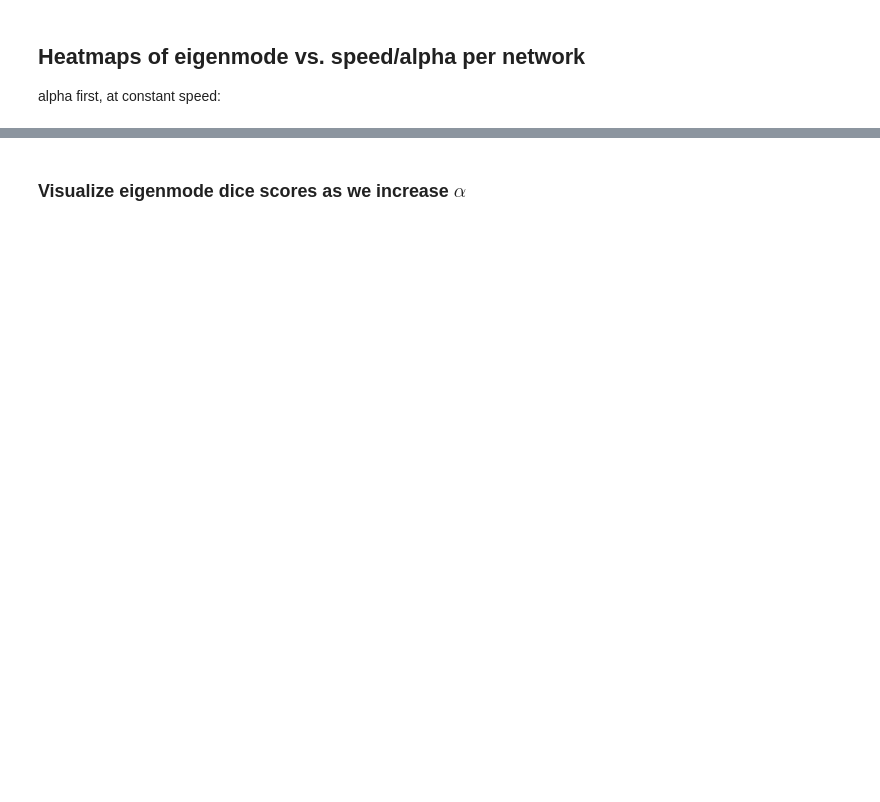
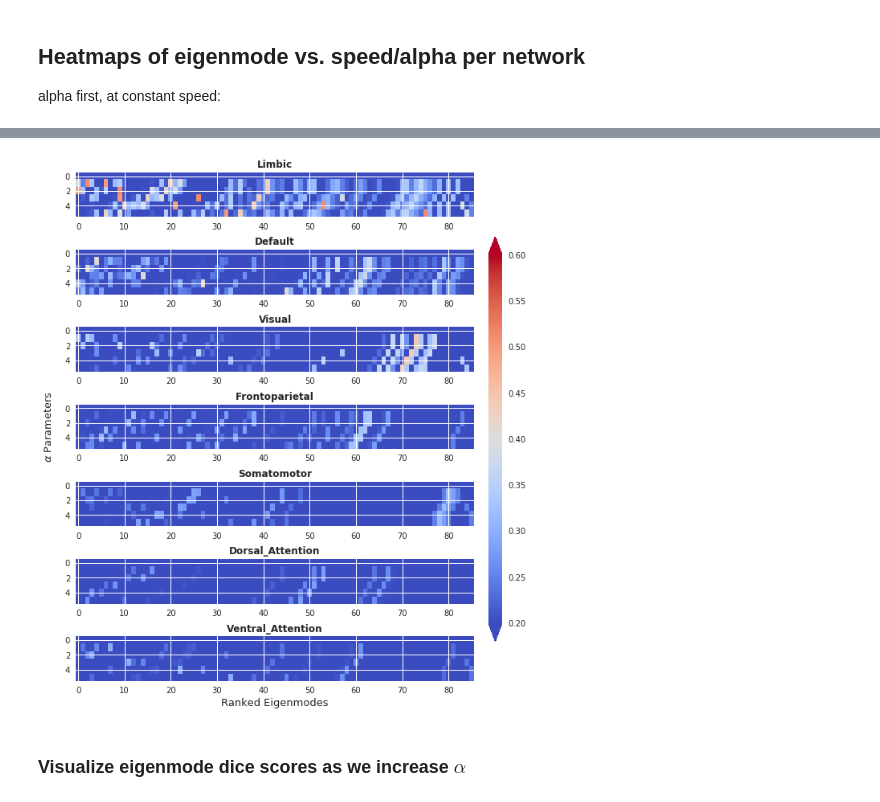
Before and after one commit to Raj-Lab-UCSF/spectrome, a Jupyter notebook: spectrome/notebooks/complex_laplacian/HCP_eigenmodes.ipynb, the cells around one changed output, grey strips where cells are left out. Saved outputs shown, nothing was run; the diff lists cells and outputs as text; code cells hidden in the pictures; blank space fills up the shorter version.

```diff
--- a/spectrome/notebooks/complex_laplacian/HCP_eigenmodes.ipynb
+++ b/spectrome/notebooks/complex_laplacian/HCP_eigenmodes.ipynb
@@ -407,0 +438,15 @@ alpha first, at constant speed:
+# %%
+alpha_jcd = np.zeros((num_emode, num_fc, len(alpha_vec)))
+current_speed = 10 # what speed to hold at for tweaking alpha
+
+for avec in np.arange(0, len(alpha_vec)):
+    alpha_brain.add_laplacian_eigenmodes(
+        w = w,
+        alpha = alpha_vec[avec],
+        speed = current_speed
+    )
+    # binarize:
+    alpha_brain.binary_eigenmodes = np.where(
+        alpha_brain.norm_eigenmodes > thresh_vec[5], ub, lb
+    )
+    alpha_jcd[:,:,avec] = eigenmode.get_jaccard_df(alpha_brain.binary_eigenmodes, DKfc_binarized)
@@ -408 +455,76 @@ alpha first, at constant speed:
+# %%
+with plt.style.context('seaborn'):
+    alphafig,(im1,im2,im3,im4,im5,im6,im7) = plt.subplots(7,1, figsize = (8,10), sharey = True)
+    im = im2.imshow(np.transpose(alpha_jcd[:,0,:]),vmin=0, vmax=1, cmap='coolwarm', aspect='auto')
+    im2.title.set_text("Default")
+    im2.title.set_weight("bold")
+    im2.yaxis.set_major_locator(plt.MultipleLocator(1.5))
+    im2.yaxis.set_major_locator(plt.MaxNLocator(3))
+    im2.set_yticklabels([0, 0, 2, 4])
+    im.set_clim(0.2,0.6)
+
+    im = im6.imshow(np.transpose(alpha_jcd[:,1,:]),vmin=0, vmax=1, cmap='coolwarm', aspect='auto')
+    im6.title.set_text(DKfc_binarized.index[1])
+    im6.title.set_weight("bold")
+    im6.yaxis.set_major_locator(plt.MultipleLocator(1.5))
+    im6.yaxis.set_major_locator(plt.MaxNLocator(3))
+    im6.set_yticklabels([0, 0, 1, 4])
+    im.set_clim(0.2,0.6)
+
+    im = im4.imshow(np.transpose(alpha_jcd[:,2,:]),vmin=0, vmax=1, cmap='coolwarm', aspect='auto')
+    im4.title.set_text(DKfc_binarized.index[2])
+    im4.title.set_weight("bold")
+    im4.yaxis.set_major_locator(plt.MultipleLocator(1.5))
+    im4.yaxis.set_major_locator(plt.MaxNLocator(3))
+    im4.set_yticklabels([0, 0, 1, 4])
+    im.set_clim(0.2,0.6)
+
+    im = im1.imshow(np.transpose(alpha_jcd[:,3,:]),vmin=0, vmax=1, cmap='coolwarm', aspect='auto')
+    im1.title.set_text(DKfc_binarized.index[3])
+    im1.title.set_weight("bold")
+    im1.yaxis.set_major_locator(plt.MultipleLocator(1.5))
+    im1.yaxis.set_major_locator(plt.MaxNLocator(3))
+    im1.set_yticklabels([0, 0, 2, 4])
+    im.set_clim(0.2,0.6)
+
+    im = im5.imshow(np.transpose(alpha_jcd[:,4,:]),vmin=0, vmax=1, cmap='coolwarm', aspect='auto')
+    im5.title.set_text(DKfc_binarized.index[4])
+    im5.title.set_weight("bold")
+    im5.yaxis.set_major_locator(plt.MultipleLocator(1.5))
+    im5.yaxis.set_major_locator(plt.MaxNLocator(3))
+    im5.set_yticklabels([0, 0, 2, 4])
+    im.set_clim(0.2,0.6)
+
+    im = im7.imshow(np.transpose(alpha_jcd[:,5,:]),vmin=0, vmax=1, cmap='coolwarm', aspect='auto')
+    im7.title.set_text(DKfc_binarized.index[5])
+    im7.title.set_weight("bold")
+    im7.yaxis.set_major_locator(plt.MultipleLocator(1.5))
+    im7.yaxis.set_major_locator(plt.MaxNLocator(3))
+    im7.set_yticklabels([0, 0, 2, 4])
+    im.set_clim(0.2,0.6)
+
+    im = im3.imshow(np.transpose(alpha_jcd[:,6,:]),vmin=0, vmax=1, cmap='coolwarm', aspect='auto')
+    im3.title.set_text(DKfc_binarized.index[6])
+    im3.title.set_weight("bold")
+    im3.yaxis.set_major_locator(plt.MultipleLocator(1.5))
+    im3.yaxis.set_major_locator(plt.MaxNLocator(3))
+    im3.set_yticklabels([0, 0, 2, 4])
+    im.set_clim(0.2,0.6)
+
+    # Create big axis and hide:
+    alphafig.add_subplot(1,1,1, frameon = False)
+    plt.tick_params(labelcolor='none', top='off', bottom='off', left='off', right='off')
+    plt.grid(False)
+    plt.ylabel(r'$\alpha$ Parameters', fontsize = 13)
+    plt.xlabel('Ranked Eigenmodes', fontsize = 13)
+
+    # add colorbar
+    cbar_ax = alphafig.add_axes([1, 0.15, 0.03, 0.7])
+    alphafig.colorbar(im, cax = cbar_ax, extend = 'both')
+
+    plt.tight_layout()
+
+plt.savefig('figures/DICE_jaccard.png', dpi = 300, bbox_inches = 'tight')
+# %% [output]
+[figure, added]
 # %%
```
Also changed, not shown: parts of 17 cells of this notebook, 8 other files.
